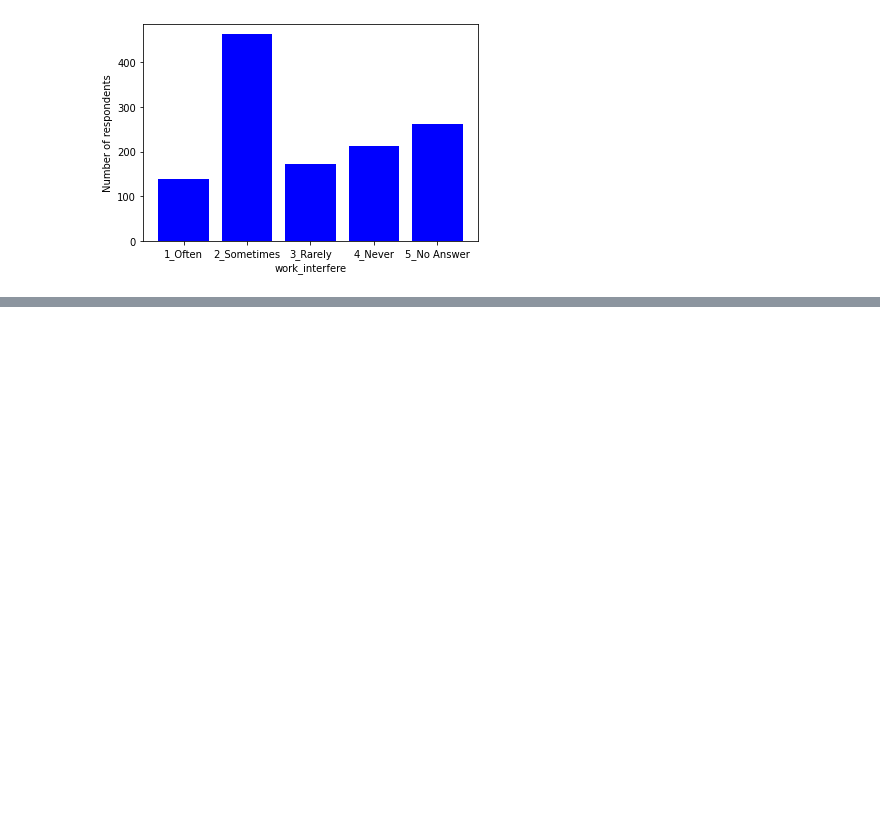
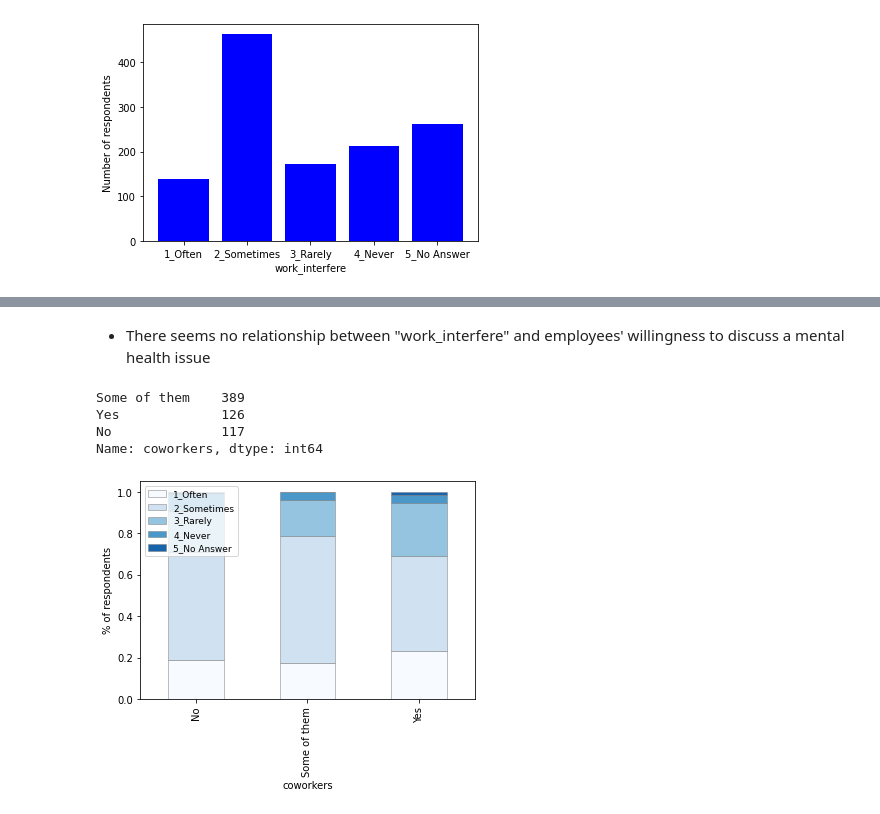
Before and after one commit to ceciliastern/ds_term_project, a Jupyter notebook: Term Project - Mental Health Dataset.ipynb, the cells around one changed output, grey strips where cells are left out. Drawn from its saved outputs; the diff is of its cells as text; code cells hidden in the pictures; blank space fills up the shorter version.

```diff
--- a/Term Project - Mental Health Dataset.ipynb
+++ b/Term Project - Mental Health Dataset.ipynb
@@ -275,0 +298,15 @@ Research questions and hypotheses:
+# %% [markdown]
+- There seems no relationship between "work_interfere" and employees' willingness to discuss a mental health issue
+# %%
+# Relationship between "coworkers" and "work_interfere" - only employees with treatment experience
+# Create a subset
+sub_mh_df = mh_df[mh_df["treatment"]=="Yes"]
+
+print(sub_mh_df["coworkers"].value_counts())
+create_bar_chart(sub_mh_df["coworkers"],sub_mh_df["work_interfere"])
+# %% [output]
+Some of them    389
+Yes             126
+No              117
+Name: coworkers, dtype: int64
+[figure, added]
```
Also changed, not shown: parts of 14 cells of this notebook.
